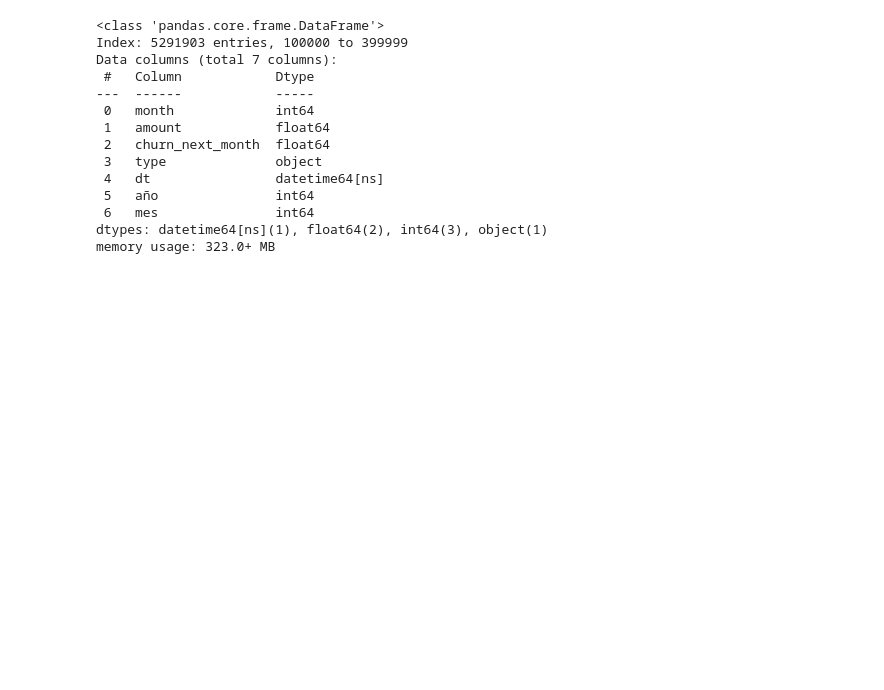
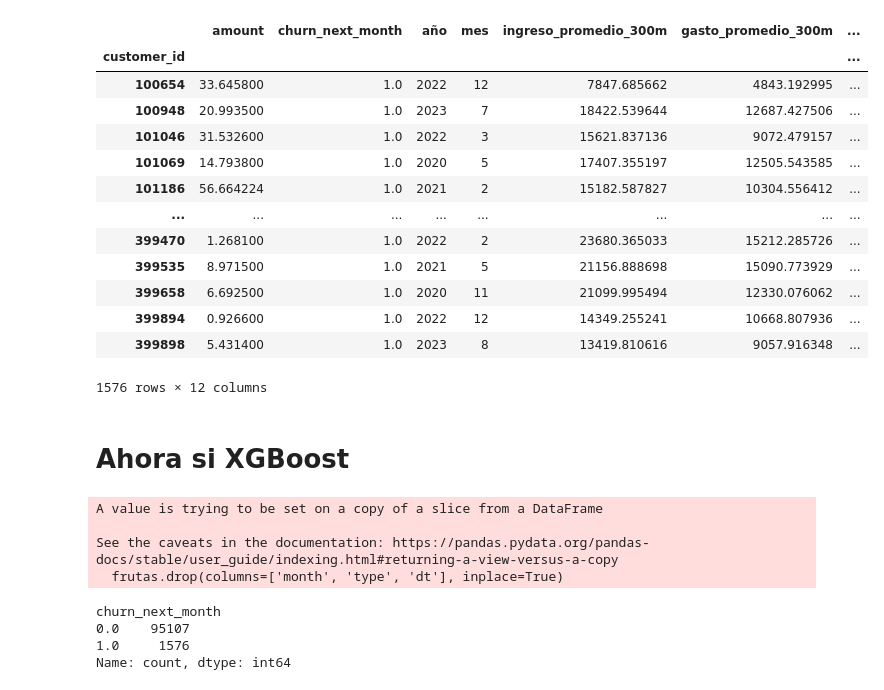
Before and after one commit to JesusRam04/DataCrew, a Jupyter notebook: XGboost_1.ipynb, the cells around one changed output. Cells and saved outputs as stored; diff of their text form; code cells hidden in the pictures; blank space fills up the shorter version.

```diff
--- a/XGboost_1.ipynb
+++ b/XGboost_1.ipynb
@@ -26,0 +23,2 @@ df
+# %%
+df = original_df.copy()
@@ -26,0 +27,3 @@ df
+# %%
+demograficas = pd.read_csv('demograficas.csv')
+demograficas
@@ -26,0 +44,4 @@ df
+# %%
+# Primero, corregimos el merge original que tiene un error de sintaxis
+df2 = pd.merge(df, demograficas, on='customer_id')
+df2
@@ -26,0 +96,14 @@ df
+# %%
+abarrotes = df2[df2['type'] == 'Abarrotes / Almacenes / Bodegas / Víveres']
+hogar = df2[df2['type'] == 'Hogar con Venta']
+estanquillos = df2[df2['type'] == 'Estanquillos / kioscos']
+cerveza = df2[df2['type'] == 'Cerveza y Licores']
+frutas = df2[df2['type'] == 'Frutas y Verduras']
+farmacia = df2[df2['type'] == 'Farmacia Independiente']
+carniceria = df2[df2['type'] == 'Carnicería / Pollería / Pescadería']
+organicos = df2[df2['type'] == 'Tiendas de Alimentos Especializados Orgánicos']
+tortillera = df2[df2['type'] == 'Tortillería']
+minisuper = df2[df2['type'] == 'Minisuper / Minimarket']
+panaderia = df2[df2['type'] == 'Panadería / Pastelería']
+mayorista = df2[df2['type'] == 'Mayorista Abarrotero']
+tdc = df2[df2['type'] == 'TDC/Proximidad Independiente']
@@ -27,22 +126,36 @@ df
+# %%
+frutas[frutas['churn_next_month']==1]
+# %% [output]
+|  | amount | churn_next_month | año | mes | ingreso_promedio_300m | gasto_promedio_300m | ... |
+| customer_id |  |  |  |  |  |  | ... |
+| 100654 | 33.645800 | 1.0 | 2022 | 12 | 7847.685662 | 4843.192995 | ... |
+| 100948 | 20.993500 | 1.0 | 2023 | 7 | 18422.539644 | 12687.427506 | ... |
+| 101046 | 31.532600 | 1.0 | 2022 | 3 | 15621.837136 | 9072.479157 | ... |
+| 101069 | 14.793800 | 1.0 | 2020 | 5 | 17407.355197 | 12505.543585 | ... |
+| 101186 | 56.664224 | 1.0 | 2021 | 2 | 15182.587827 | 10304.556412 | ... |
+| ... | ... | ... | ... | ... | ... | ... | ... |
+| 399470 | 1.268100 | 1.0 | 2022 | 2 | 23680.365033 | 15212.285726 | ... |
+| 399535 | 8.971500 | 1.0 | 2021 | 5 | 21156.888698 | 15090.773929 | ... |
+| 399658 | 6.692500 | 1.0 | 2020 | 11 | 21099.995494 | 12330.076062 | ... |
+| 399894 | 0.926600 | 1.0 | 2022 | 12 | 14349.255241 | 10668.807936 | ... |
+| 399898 | 5.431400 | 1.0 | 2023 | 8 | 13419.810616 | 9057.916348 | ... |
+1576 rows × 12 columns
+# %% [markdown]
+# Ahora si XGBoost
 # %%
 # Columna dt to datetime
-df['dt'] = pd.to_datetime(df['dt'])
-df.set_index('customer_id', inplace=True)
+frutas.drop(columns=['month', 'type', 'dt'], inplace=True)
+frutas.set_index('customer_id', inplace=True)
+# %% [output]
+A value is trying to be set on a copy of a slice from a DataFrame
+
+See the caveats in the documentation: https://pandas.pydata.org/pandas-docs/stable/user_guide/indexing.html#returning-a-view-versus-a-copy
+  frutas.drop(columns=['month', 'type', 'dt'], inplace=True)
-# %%
-df.info()
-# %% [output]
-<class 'pandas.core.frame.DataFrame'>
-Index: 5291903 entries, 100000 to 399999
-Data columns (total 7 columns):
- #   Column            Dtype
----  ------            -----
- 0   month             int64
- 1   amount            float64
- 2   churn_next_month  float64
- 3   type              object
- 4   dt                datetime64[ns]
- 5   año               int64
- 6   mes               int64
-dtypes: datetime64[ns](1), float64(2), int64(3), object(1)
-memory usage: 323.0+ MB
+# %%
+frutas['churn_next_month'].value_counts()
+# %% [output]
+churn_next_month
+0.0    95107
+1.0     1576
+Name: count, dtype: int64
 # %%
```
Also changed, not shown: parts of 37 cells of this notebook, 1 other file.
